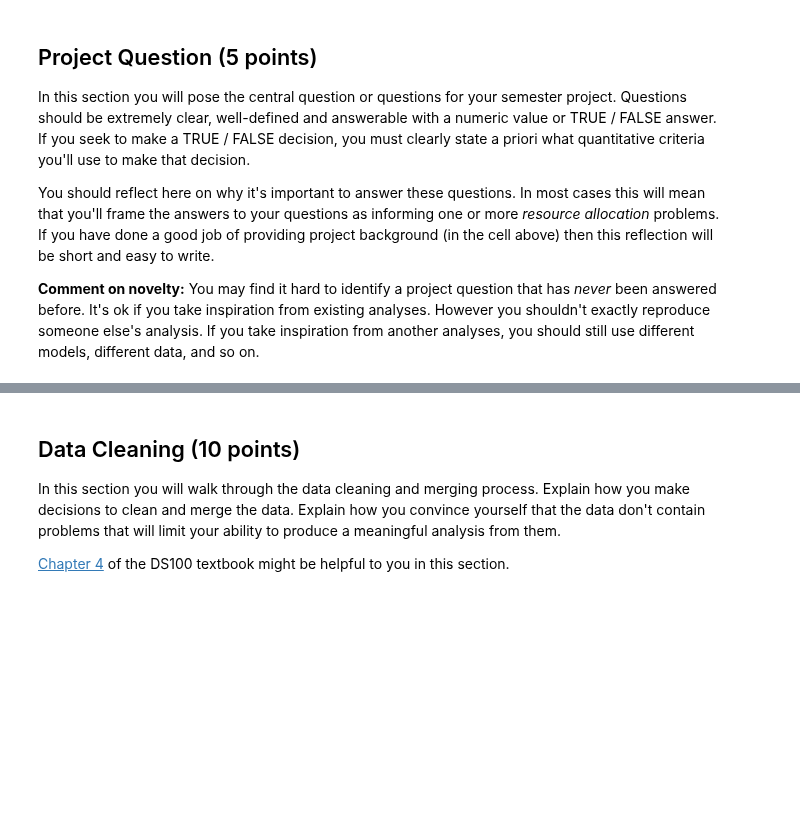
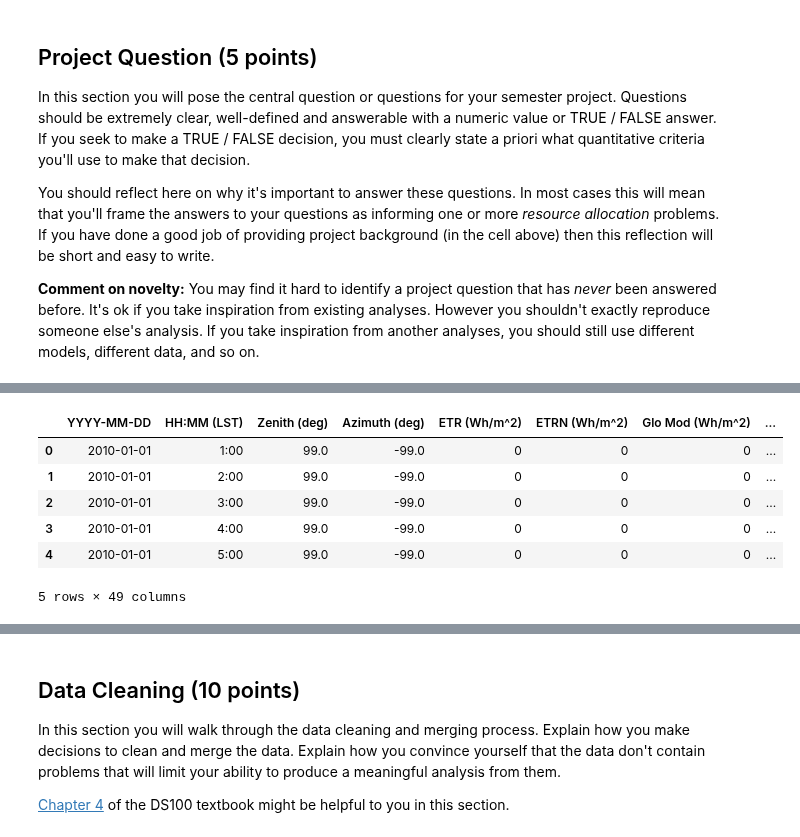
Before and after one commit to jackcsullivan/ER190C_final_proj, a Jupyter notebook: FinalProject.ipynb, the cells around one changed output, grey strips where cells are left out. Saved outputs shown, nothing was run; the diff lists cells and outputs as text; code cells hidden in the pictures; blank space fills up the shorter version.

```diff
--- a/FinalProject.ipynb
+++ b/FinalProject.ipynb
@@ -73,0 +82,14 @@ Here you will provide an initial description of your data sets, including:
+# %%
+import pandas as pd
+
+# Read in Newark Airport data for 2010
+ewr_2010 = pd.read_csv('./data/station_solar/NSRDB_StationData_19910101_20101231_725020/NSRDB_StationData_20100101_20101231_725020.csv')
+ewr_2010.head()
+# %% [output]
+|  | YYYY-MM-DD | HH:MM (LST) | Zenith (deg) | Azimuth (deg) | ETR (Wh/m^2) | ETRN (Wh/m^2) | Glo Mod (Wh/m^2) | ... |
+| 0 | 2010-01-01 | 1:00 | 99.0 | -99.0 | 0 | 0 | 0 | ... |
+| 1 | 2010-01-01 | 2:00 | 99.0 | -99.0 | 0 | 0 | 0 | ... |
+| 2 | 2010-01-01 | 3:00 | 99.0 | -99.0 | 0 | 0 | 0 | ... |
+| 3 | 2010-01-01 | 4:00 | 99.0 | -99.0 | 0 | 0 | 0 | ... |
+| 4 | 2010-01-01 | 5:00 | 99.0 | -99.0 | 0 | 0 | 0 | ... |
+5 rows × 49 columns
```
Also changed, not shown: parts of 13 cells of this notebook, 6 other files.
